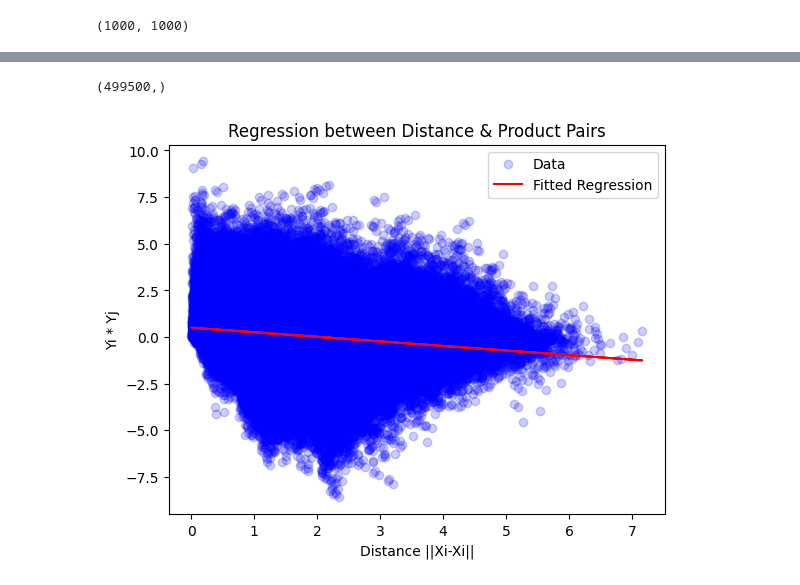
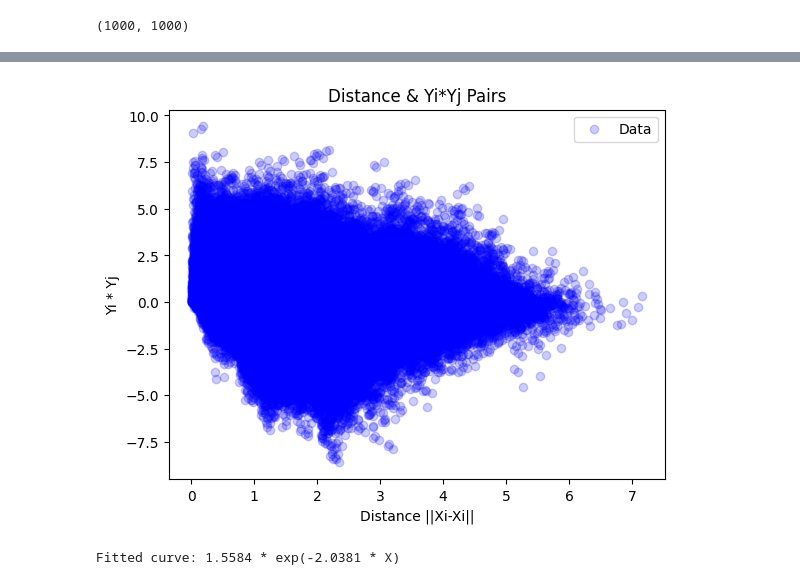
Before and after one commit to 272-burger/Covariance-Modeling, a Jupyter notebook: Covariance/RA_ExpPlotting.ipynb, the cells around one changed output, grey strips where cells are left out. Drawn from its saved outputs; the diff is of its cells as text; code cells hidden in the pictures.

Commit message:
exponential regression

```diff
--- a/Covariance/RA_ExpPlotting.ipynb
+++ b/Covariance/RA_ExpPlotting.ipynb
@@ -141,0 +171,11 @@ reg yi*yj on |xi-xj|
+# %%
+cov_plot_modified = cov_plot + 0.2
+log_plot = []
+
+for i in range(len(cov_plot_modified)):
+    if cov_plot_modified[i] != 0:
+        log_plot.append(np.log(cov_plot_modified[i]))
+
+    else:
+        offset = 1e-10
+        log_plot.append(np.log(cov_plot_modified[i] + offset))
@@ -177,15 +222,23 @@ fitted_values = np.polyval(coefficients, dis_pairs)
-# %%
-np.shape(fitted_values)
-# %% [output]
-(499500,)
 # %%
-# Plot the original data and the fitted regression line
-plt.scatter(dis_pairs, product_pairs, color='blue', label='Data', alpha=0.2)
-plt.plot(dis_pairs, fitted_values, color='red', label='Fitted Regression')
+# plotting pairs data
+plt.scatter(dis_pairs, product_pairs, color='blue', alpha=0.2, label='Data')
 plt.xlabel('Distance ||Xi-Xi||')
 plt.ylabel('Yi * Yj')
-plt.title('Regression between Distance & Product Pairs')
+plt.title('Distance & Yi*Yj Pairs')
 plt.legend()
 plt.show()
 # %% [output]
-[figure, old version]
+[figure, new version]
+# %%
+# perform exponential regression
+params, param_cov = curve_fit(exp_func, dis_pairs, product_pairs)
+
+theta1, theta2 = params
+
+x_fit = np.linspace(min(dis_pairs), max(dis_pairs), 100)
+y_fit = exp_func(x_fit, theta1, theta2)
+
+fit = 'Fitted curve: {} * exp(-{} * X)'.format(round(theta1,4), round(theta2,4))
+print(fit)
+# %% [output]
+Fitted curve: 1.5584 * exp(-2.0381 * X)
```
Also changed, not shown: parts of 20 cells of this notebook, 1 other file.
